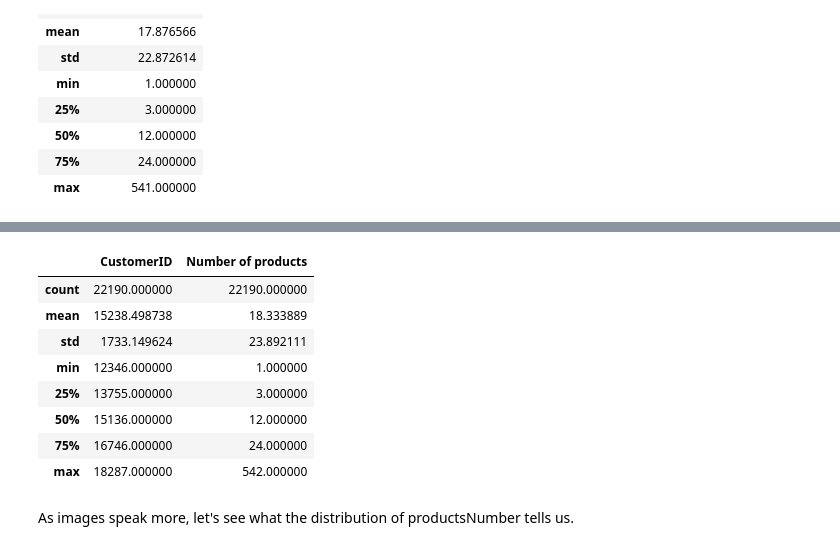
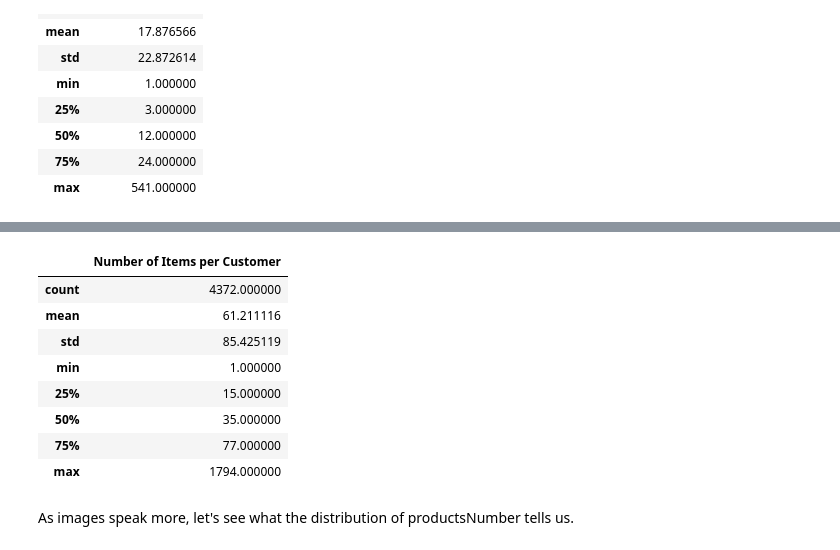
Before and after one commit to sushily1997/Project_1, a Jupyter notebook: Capstone_Project_1_Propensity_Model.ipynb, the cells around one changed output, grey strips where cells are left out. Saved outputs shown, nothing was run; the diff lists cells and outputs as text; code cells hidden in the pictures.

```diff
--- a/Capstone_Project_1_Propensity_Model.ipynb
+++ b/Capstone_Project_1_Propensity_Model.ipynb
@@ -421,0 +342,4 @@ sns.boxplot(df.Quantity)
+# %%
+df['Quantity'] = df['Quantity'].abs()
+
+df.sort_values('Quantity')
@@ -421,0 +360,4 @@ sns.boxplot(df.Quantity)
+# %%
+df['TotalCost'] = df['TotalCost'].abs()
+
+df.sort_values('TotalCost')
@@ -505,0 +564,4 @@ transaction_df.head()
+# %%
+groupby_ID = pd.DataFrame(df.groupby('CustomerID')['StockCode'].nunique())
+groupby_ID.columns = ['Number of Items per Customer']
+groupby_ID.head()
@@ -506,14 +576,14 @@ transaction_df.head()
 # %%
-transaction_df.describe()
+groupby_ID.describe()
 # %% [output]
-|  | CustomerID | Number of products |
-| count | 22190.000000 | 22190.000000 |
-| mean | 15238.498738 | 18.333889 |
-| std | 1733.149624 | 23.892111 |
-| min | 12346.000000 | 1.000000 |
-| 25% | 13755.000000 | 3.000000 |
-| 50% | 15136.000000 | 12.000000 |
-| 75% | 16746.000000 | 24.000000 |
-| max | 18287.000000 | 542.000000 |
+|  | Number of Items per Customer |
+| count | 4372.000000 |
+| mean | 61.211116 |
+| std | 85.425119 |
+| min | 1.000000 |
+| 25% | 15.000000 |
+| 50% | 35.000000 |
+| 75% | 77.000000 |
+| max | 1794.000000 |
 # %% [markdown]
 As images speak more, let's see what the distribution of productsNumber tells us.
```
Also changed, not shown: parts of 70 cells of this notebook.
